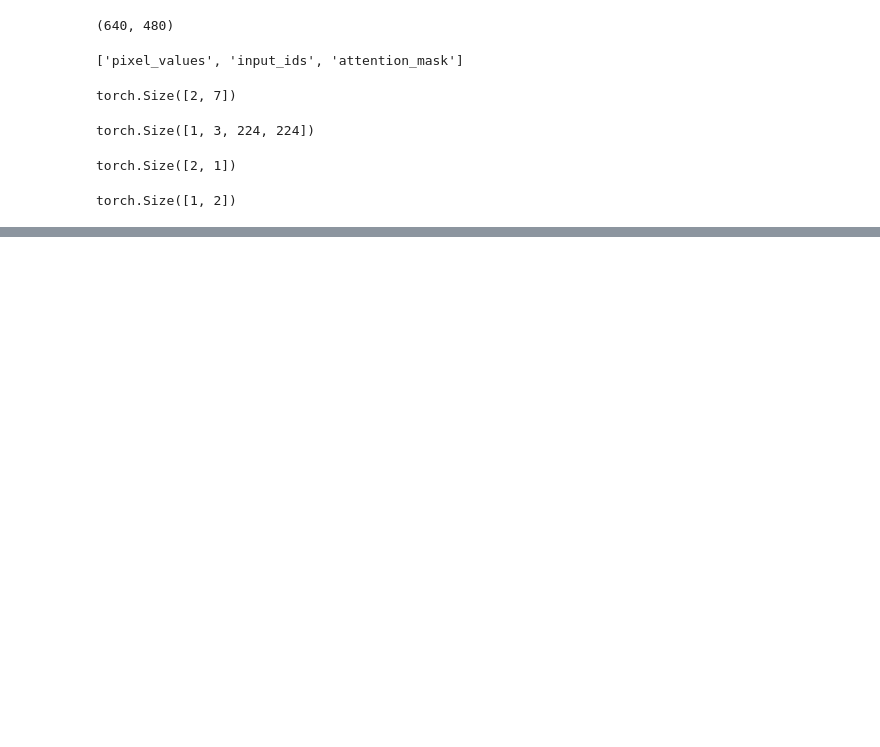
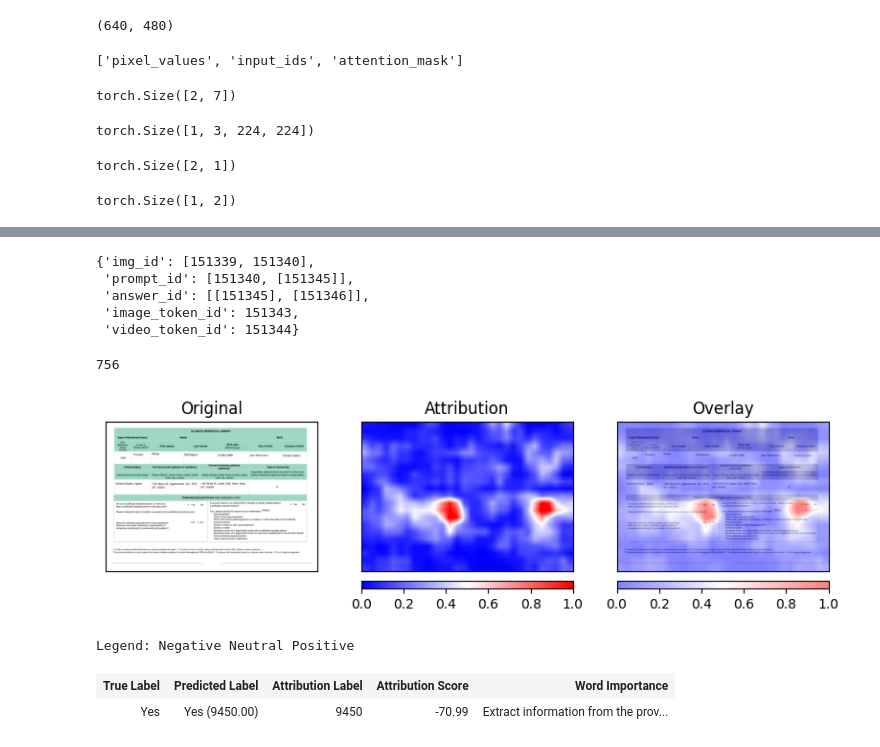
Before and after one commit to serval-uni-lu/xai-vdoc-benchmark, a Jupyter notebook: notebooks/test.ipynb, the cells around one changed output, grey strips where cells are left out. Drawn from its saved outputs; the diff is of its cells as text; code cells hidden in the pictures; blank space fills up the shorter version.

```diff
--- a/notebooks/test.ipynb
+++ b/notebooks/test.ipynb
@@ -4497,0 +5063,3 @@ model.forward()
+# %%
+# Compute logits from last hidden states with vocab classifier for TAM
+logits = [model.lm_head(feats[-1]) for feats in outputs.hidden_states]
@@ -4497,0 +5078,27 @@ model.forward()
+# %%
+# Dynamically fetch the IDs to avoid "magic number" errors
+ans_start = processor.tokenizer.encode("<think>", add_special_tokens=False)
+ans_end = processor.tokenizer.encode("</think>", add_special_tokens=False)
+img_start = processor.tokenizer.convert_tokens_to_ids("<|begin_of_image|>")
+img_end = processor.tokenizer.convert_tokens_to_ids("<|end_of_image|>")
+img_token = processor.image_token_id
+vid_token = processor.video_token_id
+
+special_ids = {
+    'img_id': [img_start, img_end],
+    'prompt_id': [img_end, ans_start], # Everything from end of image to start of answer
+    'answer_id': [ans_start, ans_end],   # Everything between the answer tags
+    'image_token_id': img_token,
+    'video_token_id': vid_token,
+}
+# %%
+vision_shape = (inputs['image_grid_thw'][0, 1] // 2, inputs['image_grid_thw'][0, 2] // 2)
+# %%
+from PIL import Image
+import numpy as np
+
+inputs["pixel_values"].shape
+
+image_path = "../data/img/img.png"
+image = Image.open(image_path).convert("RGB")  # your document page image
+vis_inputs = np.array(image)
@@ -4497,0 +5109,8 @@ model.forward()
+# %%
+special_ids
+# %% [output]
+{'img_id': [151339, 151340],
+ 'prompt_id': [151340, [151345]],
+ 'answer_id': [[151345], [151346]],
+ 'image_token_id': 151343,
+ 'video_token_id': 151344}
@@ -4497,0 +5125,4 @@ model.forward()
+# %%
+answer_tokens[766]
+# %% [output]
+756
@@ -4497,0 +5251,12 @@ model.forward()
+# %%
+json_key = "Are you a politically exposed person, or have you been a politically exposed person in the past year?"
+
+plot_heatmap(json_key,
+             res,
+             average=True,
+             idx=0)
+# %% [output]
+[figure, added]
+Legend: Negative Neutral Positive
+| True Label | Predicted Label | Attribution Label | Attribution Score | Word Importance |
+| Yes | Yes (9450.00) | 9450 | -70.99 | Extract information from the prov... |
```
Also changed, not shown: parts of 69 cells of this notebook.
